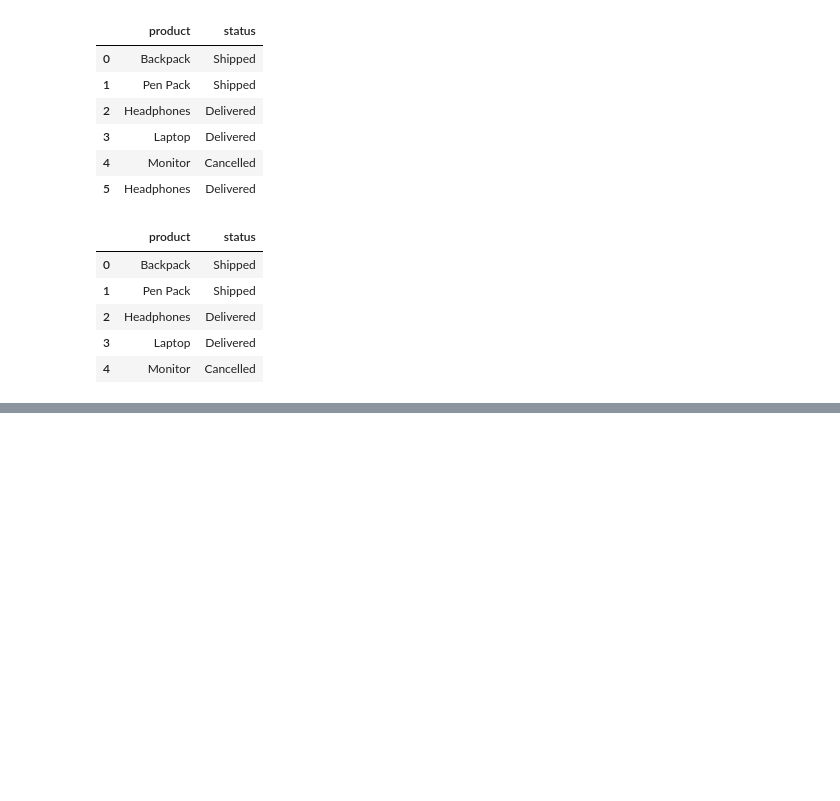
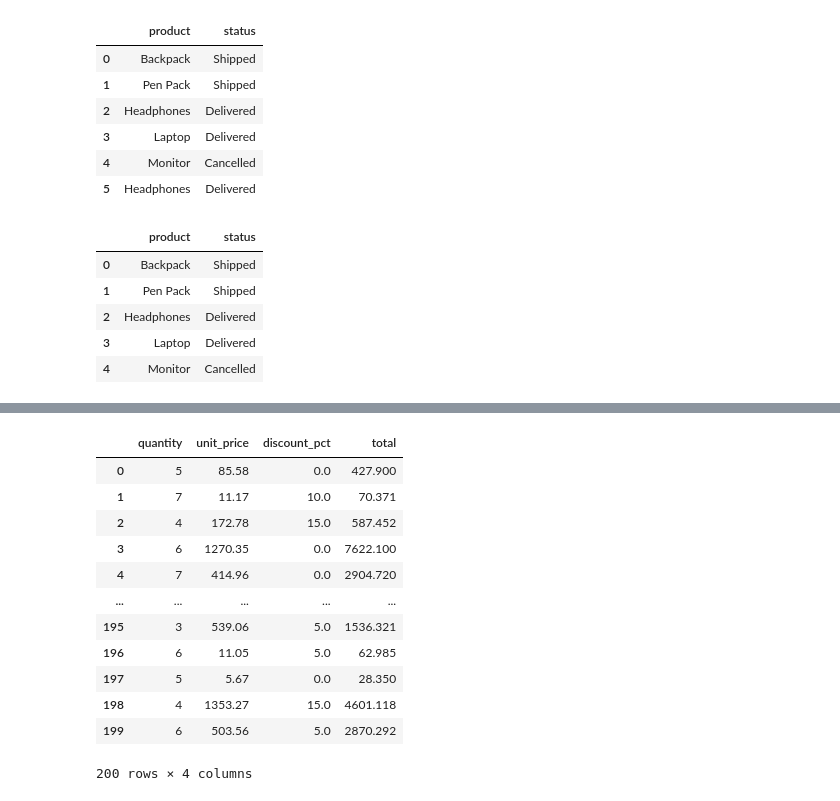
Before and after one commit to helenlex/Little-Projects, a Jupyter notebook: Learning Pandas Basics/playing_around_with_pandas.ipynb, the cells around one changed output, grey strips where cells are left out. Drawn from its saved outputs; the diff is of its cells as text; code cells hidden in the pictures; blank space fills up the shorter version.

```diff
--- a/Learning Pandas Basics/playing_around_with_pandas.ipynb
+++ b/Learning Pandas Basics/playing_around_with_pandas.ipynb
@@ -303,0 +311,19 @@ file.iloc[0:5, [4, 9]]
+# %%
+# checking all columns and new column we created, to see if the calculation was accurate
+# i manually calculated the first row in excel to see if it worked
+
+file[["quantity", "unit_price", "discount_pct", "total"]]
+# %% [output]
+|  | quantity | unit_price | discount_pct | total |
+| 0 | 5 | 85.58 | 0.0 | 427.900 |
+| 1 | 7 | 11.17 | 10.0 | 70.371 |
+| 2 | 4 | 172.78 | 15.0 | 587.452 |
+| 3 | 6 | 1270.35 | 0.0 | 7622.100 |
+| 4 | 7 | 414.96 | 0.0 | 2904.720 |
+| ... | ... | ... | ... | ... |
+| 195 | 3 | 539.06 | 5.0 | 1536.321 |
+| 196 | 6 | 11.05 | 5.0 | 62.985 |
+| 197 | 5 | 5.67 | 0.0 | 28.350 |
+| 198 | 4 | 1353.27 | 15.0 | 4601.118 |
+| 199 | 6 | 503.56 | 5.0 | 2870.292 |
+200 rows × 4 columns
```
Also changed, not shown: parts of 20 cells of this notebook.
